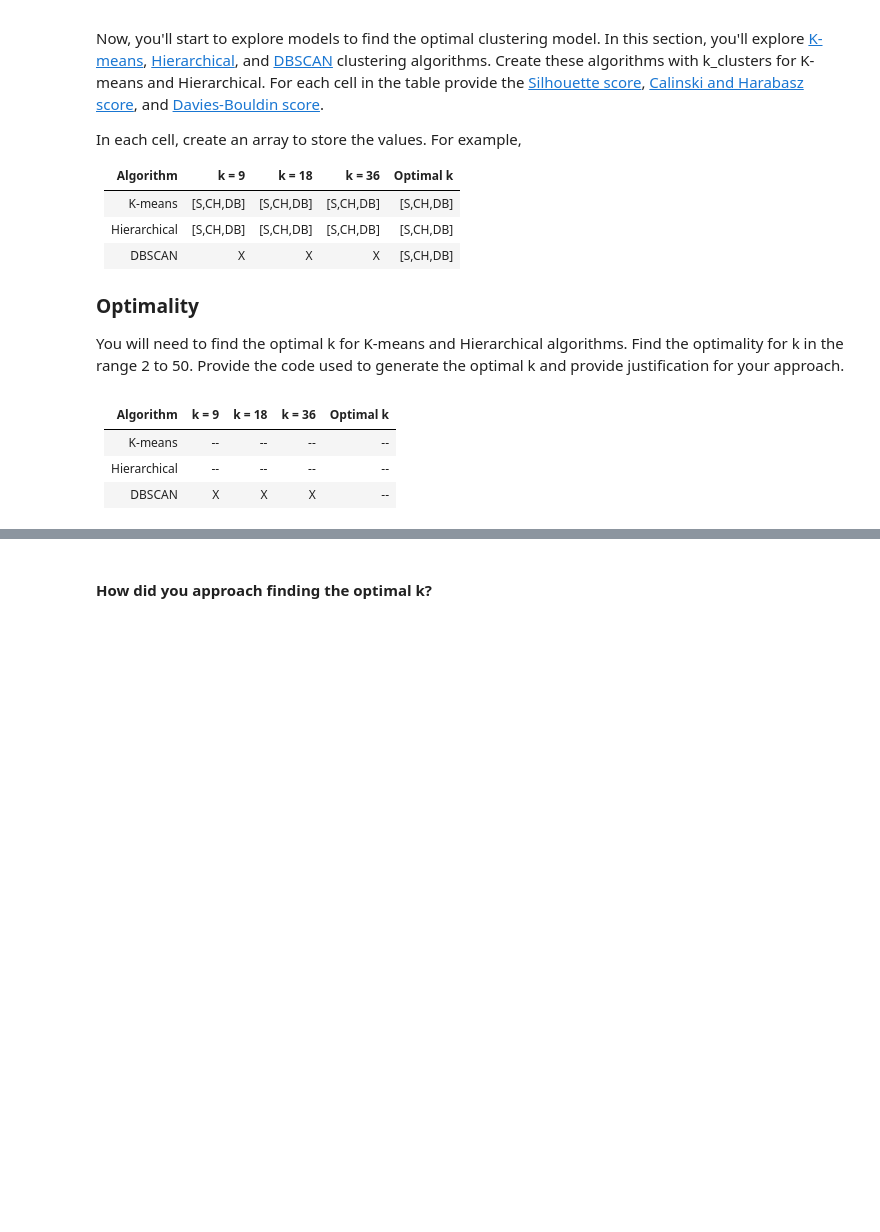
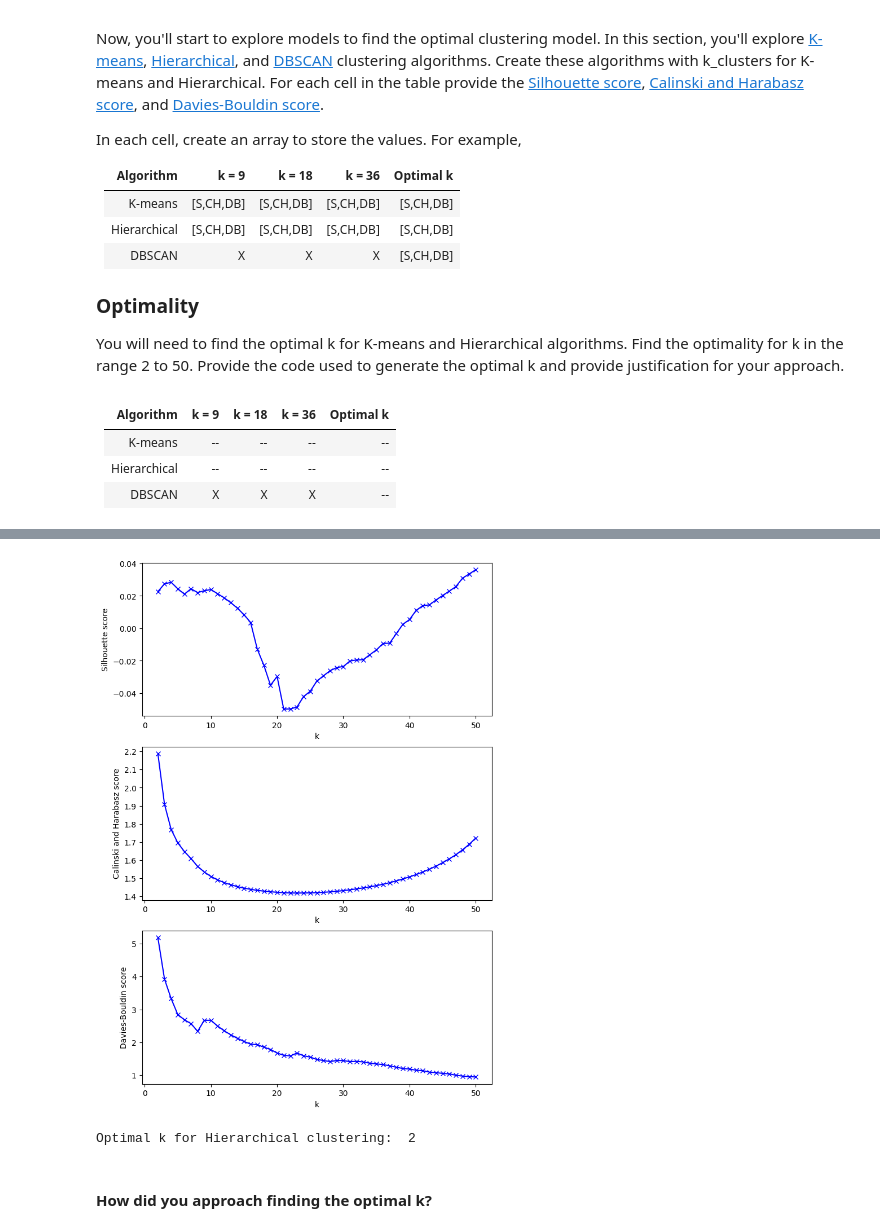
Before and after one commit to SShivPatell/cs5293sp23-project3, a Jupyter notebook: project3.ipynb, the cells around one changed output, grey strips where cells are left out. Saved outputs shown, nothing was run; the diff lists cells and outputs as text; code cells hidden in the pictures; blank space fills up the shorter version.

```diff
--- a/project3.ipynb
+++ b/project3.ipynb
@@ -520,3 +561,39 @@ Provide the code used to generate the optimal k and provide justification for yo
+# %%
+# Vectorize the text data
+vectorizerH = TfidfVectorizer()
+X = vectorizerH.fit_transform(cleaned_text['text'])
+
+# Implement Hierarchical clustering algorithm
+h_range = range(2, 51)
+sil_scores = []
+ch_scores = []
+db_scores = []
+for k in h_range:
+    agg = AgglomerativeClustering(n_clusters=k).fit(X.toarray())
+    labels = agg.labels_
+    sil_scores.append(silhouette_score(X, labels))
+    ch_scores.append(calinski_harabasz_score(X.toarray(), labels))
+    db_scores.append(davies_bouldin_score(X.toarray(), labels))
+
+# Plot Hierarchical scores
+fig, ax = plt.subplots(3, 1, figsize=(8, 12))
+ax[0].plot(h_range, sil_scores, 'bx-')
+ax[0].set_xlabel('k')
+ax[0].set_ylabel('Silhouette score')
+ax[1].plot(h_range, ch_scores, 'bx-')
+ax[1].set_xlabel('k')
+ax[1].set_ylabel('Calinski and Harabasz score')
+ax[2].plot(h_range, db_scores, 'bx-')
+ax[2].set_xlabel('k')
+ax[2].set_ylabel('Davies-Bouldin score')
+plt.show()
+
+# Find the optimal value of k for Hierarchical clustering
+optimal_k = np.argmax(ch_scores) + 2
+print("Optimal k for Hierarchical clustering: ", optimal_k)
+# %% [output]
+[figure, added]
+Optimal k for Hierarchical clustering:  2
 # %% [markdown]
 #### How did you approach finding the optimal k?
 # %% [markdown]
```
Also changed, not shown: parts of 2 cells of this notebook.
